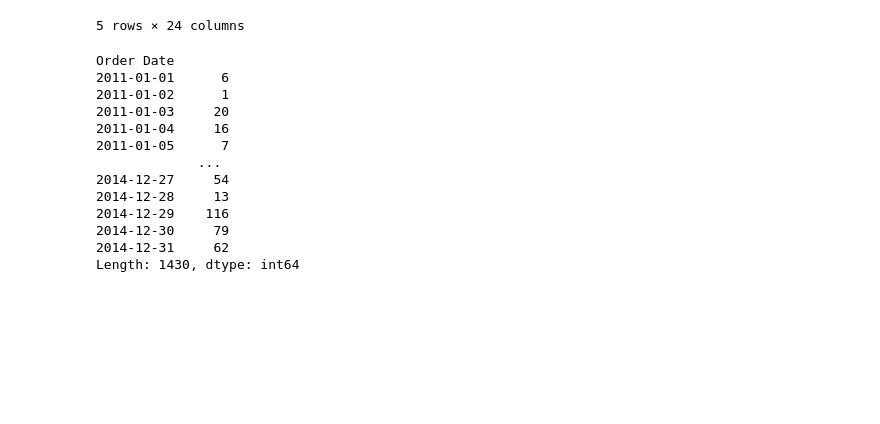
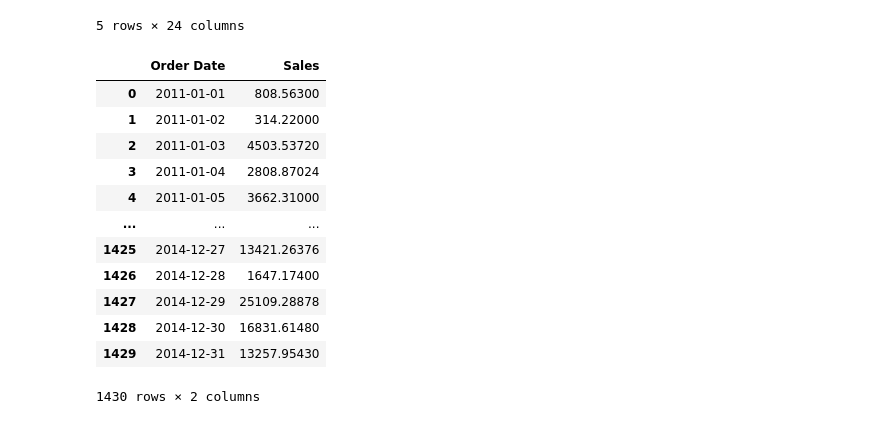
Before and after one commit to joshuajnoble/method-data-viz, a Jupyter notebook: super_store_edav.ipynb, the cells around one changed output. Drawn from its saved outputs; the diff is of its cells as text; code cells hidden in the pictures; blank space fills up the shorter version.

```diff
--- a/super_store_edav.ipynb
+++ b/super_store_edav.ipynb
@@ -16,19 +16,24 @@ superstore.head()
 | 4 | 47221 | SG-2013-4320 | 2013-11-05 | 11/6/13 | Same Day | RH-9495 | Rick Hansen | Consumer | Dakar | ... |
 5 rows × 24 columns
 # %%
-superstore.groupby('Order Date').size()
+daily_sales = (
+    superstore.groupby("Order Date", as_index=False).agg(Sales=("Sales", "sum"))
+)
+daily_sales["Order Date"] = pd.to_datetime(daily_sales["Order Date"])
-# %% [output]
-Order Date
-2011-01-01      6
-2011-01-02      1
-2011-01-03     20
-2011-01-04     16
-2011-01-05      7
-             ...
-2014-12-27     54
-2014-12-28     13
-2014-12-29    116
-2014-12-30     79
-2014-12-31     62
-Length: 1430, dtype: int64
+# %%
+daily_sales
+# %% [output]
+|  | Order Date | Sales |
+| 0 | 2011-01-01 | 808.56300 |
+| 1 | 2011-01-02 | 314.22000 |
+| 2 | 2011-01-03 | 4503.53720 |
+| 3 | 2011-01-04 | 2808.87024 |
+| 4 | 2011-01-05 | 3662.31000 |
+| ... | ... | ... |
+| 1425 | 2014-12-27 | 13421.26376 |
+| 1426 | 2014-12-28 | 1647.17400 |
+| 1427 | 2014-12-29 | 25109.28878 |
+| 1428 | 2014-12-30 | 16831.61480 |
+| 1429 | 2014-12-31 | 13257.95430 |
+1430 rows × 2 columns
 # %%
```
Also changed, not shown: parts of 3 cells of this notebook, 11 other files.
